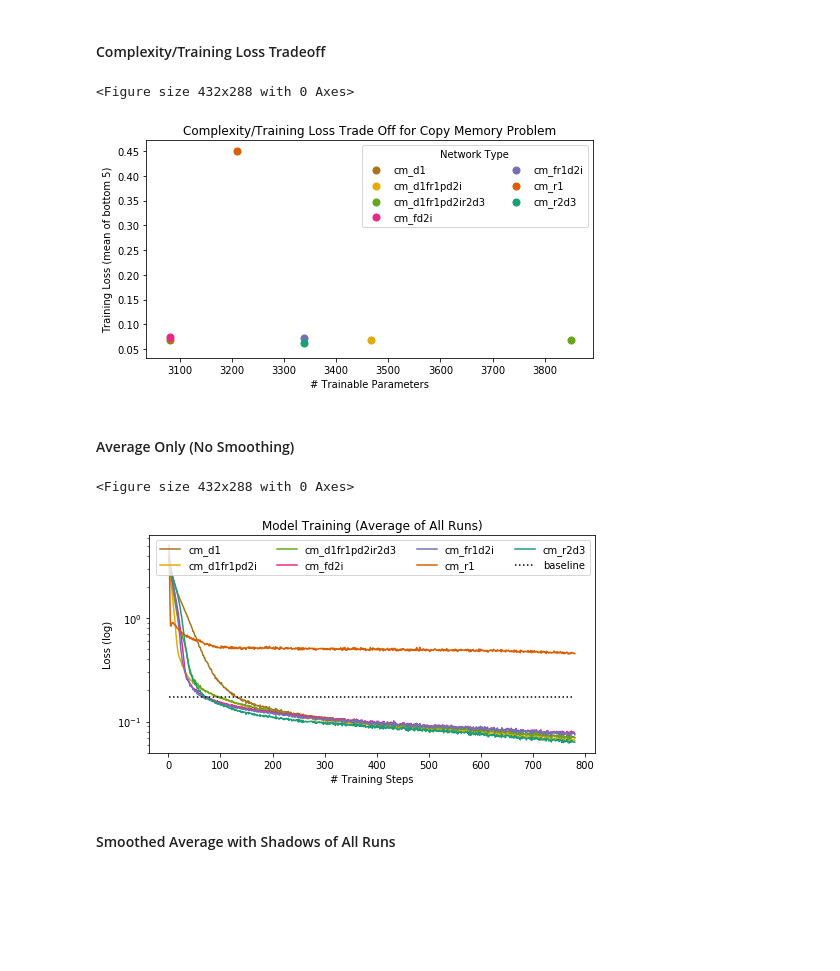
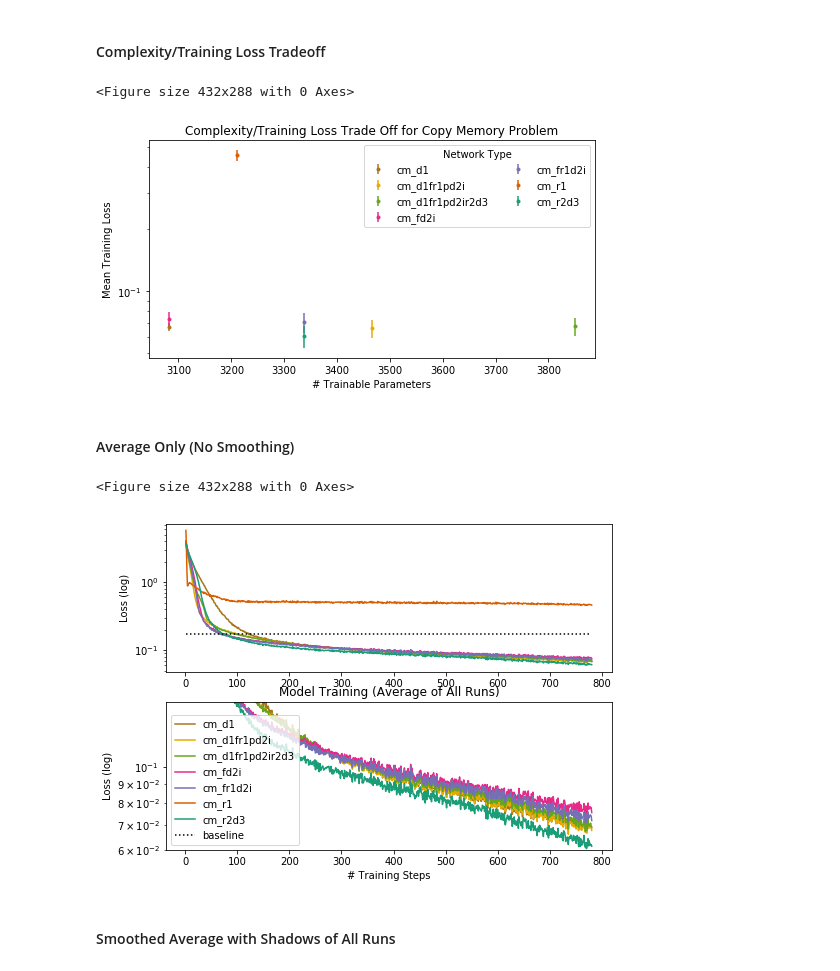
Before and after one commit to heidimhurst/oxdiss, a Jupyter notebook: processing/Processing (plots).ipynb, the cells around one changed output. Cells and saved outputs as stored; diff of their text form; code cells hidden in the pictures; blank space fills up the shorter version.

Commit message:
added loss mean to statistics computation for further analysis

```diff
--- a/processing/Processing (plots).ipynb
+++ b/processing/Processing (plots).ipynb
@@ -184,11 +197,14 @@ fig = plt.figure(figsize=(figwidth,0.5*figwidth))
 # mean_results["name"]=list(mean_results.index)
 
 for ind, result in mean_results.iterrows():
-    plt.scatter(result["trainable_params"],result["mean_loss"],
-                color=color_map[ind], label=ind, s=pt_size)
+#     plt.scatter(result["trainable_params"],result["mean_loss"],
+#                 color=color_map[ind], label=ind, s=pt_size)
+    plt.errorbar(result["trainable_params"],result["mean_loss"], result["loss_std"],
+                color=color_map[ind], label=ind, fmt=".")
+    plt.semilogy()
 
 plt.title("Complexity/Training Loss Trade Off for {}".format(problems[problem]))
-plt.ylabel("Training Loss (mean of bottom 5)")
+plt.ylabel("Mean Training Loss")
 plt.xlabel("# Trainable Parameters")
 plt.legend(ncol=2, title="Network Type")
 
@@ -197,25 +213,37 @@ plt.savefig("figures/complexity_tradeoff.png", dpi=300)
 plt.show()
 # %% [output]
 <Figure size 432x288 with 0 Axes>
-[figure, old version]
+[figure, new version]
 # %% [markdown]
 #### Average Only (No Smoothing)
 # %%
 # plot mean results
 plt.clf()
-fig = plt.figure(figsize=(figwidth,0.5*figwidth))
+fig = plt.subplots(2,1,figsize=(figwidth,0.75*figwidth))
+
+plt.subplot(211)
 for ind, row in mean_results.iterrows():
     plt.semilogy(list(range(1,782)), row["loss"], label=ind, color=color_map[row["name"]])
 
 plt.semilogy(list(range(1,781)),[baseline_cm(120)]*780, ':', color="black",label="baseline")
-plt.legend(ncol=4)
+# plt.legend(ncol=4)
 plt.ylabel("Loss (log)")
+
+plt.subplot(212)
+for ind, row in mean_results.iterrows():
+    plt.semilogy(list(range(1,782)), row["loss"], label=ind, color=color_map[row["name"]])
+
+plt.semilogy(list(range(1,781)),[baseline_cm(120)]*780, ':', color="black",label="baseline")
+plt.legend(ncol=1)
+plt.ylabel("Loss (log)")
+plt.ylim([6*1e-2,0.15])
+
 plt.xlabel("# Training Steps")
 plt.title("Model Training (Average of All Runs)")
 plt.show()
 # %% [output]
 <Figure size 432x288 with 0 Axes>
-[figure, old version]
+[figure, new version]
 # %% [markdown]
 #### Smoothed Average with Shadows of All Runs
 # %%
```
Also changed, not shown: parts of 8 cells of this notebook, 1 other file.
